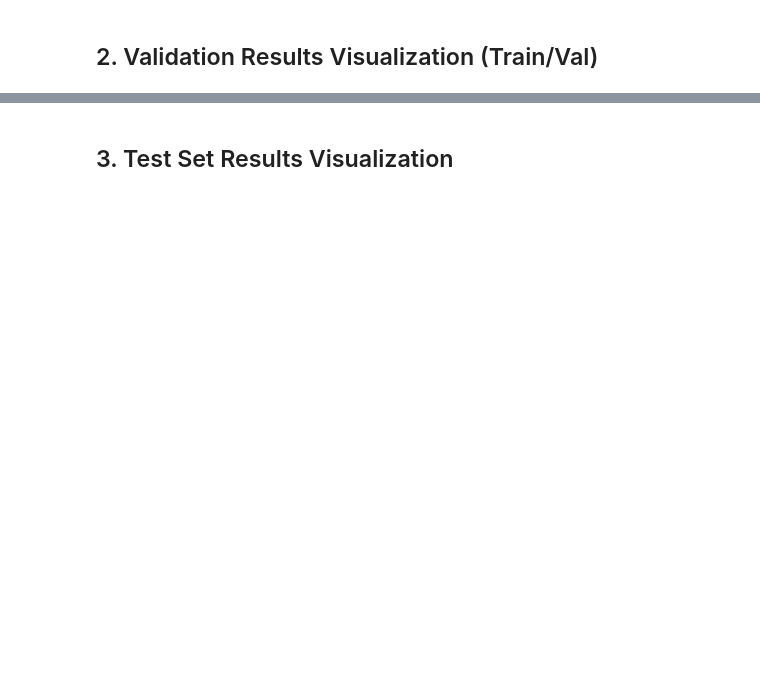
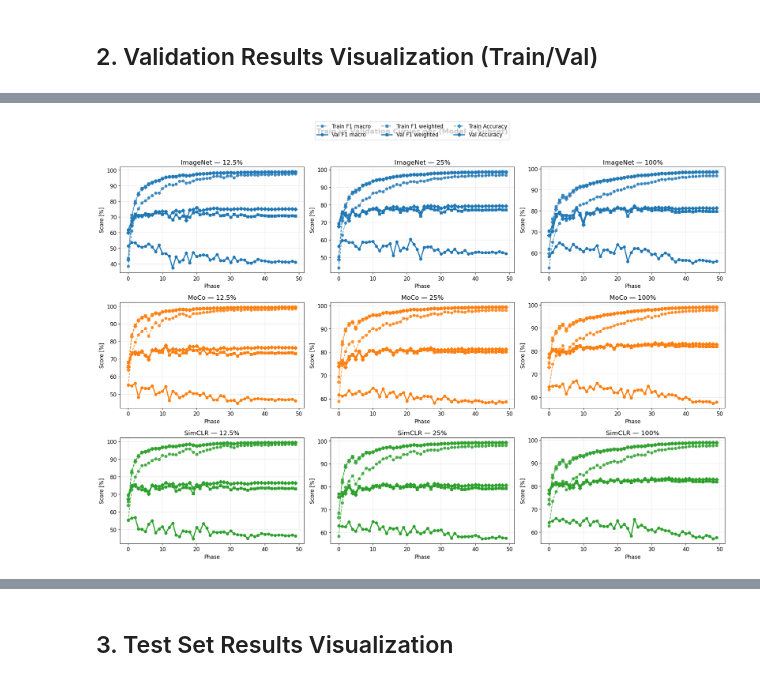
Before and after one commit to jmachalica/SelfSupSurg, a Jupyter notebook: utils/notebooks/analyze_results.ipynb, the cells around one changed output, grey strips where cells are left out. Saved outputs shown, nothing was run; the diff lists cells and outputs as text; code cells hidden in the pictures; blank space fills up the shorter version.

```diff
--- a/utils/notebooks/analyze_results.ipynb
+++ b/utils/notebooks/analyze_results.ipynb
@@ -222,0 +452,56 @@ plt.show()
+# %%
+# === 3×3 GRID: Train vs Val curves per (Model × Subset), using existing df_all ===
+import matplotlib.pyplot as plt
+import numpy as np
+
+# stałe kolory per model (jak wcześniej)
+MODEL_COLORS = {"ImageNet": "#1f77b4", "MoCo": "#ff7f0e", "SimCLR": "#2ca02c"}
+
+models_order = ["ImageNet", "MoCo", "SimCLR"]
+subsets_order = ["12.5%", "25%", "100%"]
+
+linestyles = {"train": "--", "val": "-"}
+markers = {"macro": "o", "weighted": "s", "accuracy": "D"}
+
+fig, axes = plt.subplots(nrows=3, ncols=3, figsize=(20, 14), sharex=False, sharey=False)
+
+for i, model in enumerate(models_order):
+    for j, subset in enumerate(subsets_order):
+        ax = axes[i, j]
+        g = df_all[(df_all["model"] == model) & (df_all["data_subset"] == subset)].sort_values("phase")
+        color = MODEL_COLORS.get(model, None)
+
+        if g.empty:
+            ax.set_title(f"{model} — {subset}\n(no data)")
+            ax.axis("off")
+            continue
+
+        # 6 linii: Train/Val × (macro/weighted/accuracy)
+        ax.plot(g["phase"], g["train_f1_macro"],    linestyle=linestyles["train"], marker=markers["macro"],
+                alpha=0.8, label="Train F1 macro", color=color)
+        ax.plot(g["phase"], g["val_f1_macro"],      linestyle=linestyles["val"], marker=markers["macro"],
+                linewidth=2.5, label="Val F1 macro", color=color)
+
+        ax.plot(g["phase"], g["train_f1_weighted"], linestyle=linestyles["train"], marker=markers["weighted"],
+                alpha=0.8, label="Train F1 weighted", color=color)
+        ax.plot(g["phase"], g["val_f1_weighted"],   linestyle=linestyles["val"], marker=markers["weighted"],
+                linewidth=2.5, label="Val F1 weighted", color=color)
+
+        ax.plot(g["phase"], g["train_accuracy"],    linestyle=linestyles["train"], marker=markers["accuracy"],
+                alpha=0.8, label="Train Accuracy", color=color)
+        ax.plot(g["phase"], g["val_accuracy"],      linestyle=linestyles["val"], marker=markers["accuracy"],
+                linewidth=2.5, label="Val Accuracy", color=color)
+
+        ax.set_title(f"{model} — {subset}")
+        ax.set_xlabel("Phase")
+        ax.set_ylabel("Score [%]")
+        ax.grid(True, alpha=0.3)
+
+# Jedna wspólna legenda poza siatką (unikamy powtarzania)
+handles, labels = axes[0,0].get_legend_handles_labels()
+fig.legend(handles, labels, loc="upper center", ncol=3, frameon=True)
+fig.suptitle("Train vs Validation Curves per (Model × Subset)", fontsize=16, fontweight="bold", y=0.98)
+plt.tight_layout(rect=[0, 0, 1, 0.95])
+plt.show()
+# %% [output]
+[figure, added]
```
Also changed, not shown: parts of 21 cells of this notebook.
